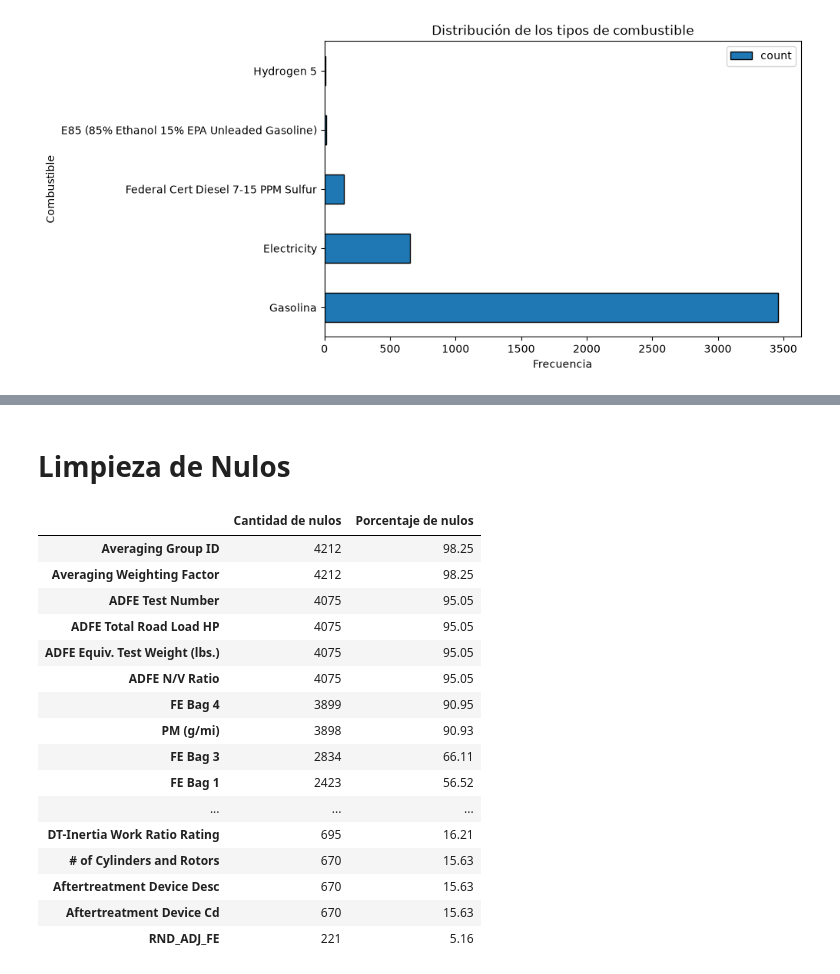
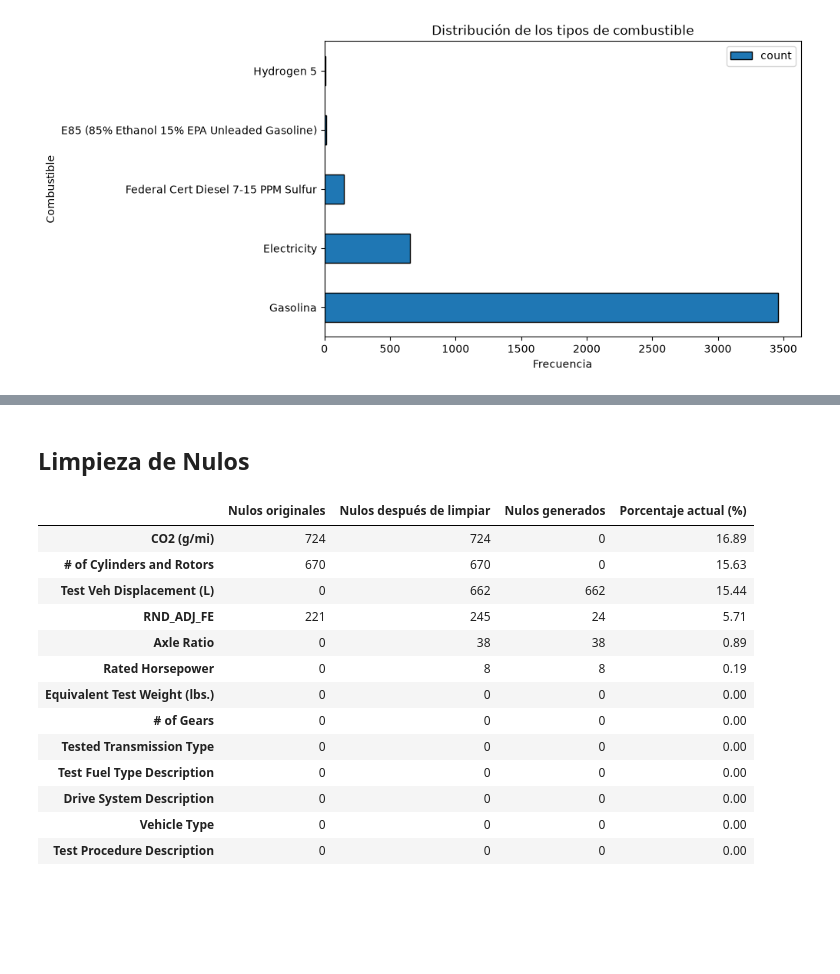
Before and after one commit to abiordorica13/TPEFUNDAMENTOS, a Jupyter notebook: Untitled-1.ipynb, the cells around one changed output, grey strips where cells are left out. Saved outputs shown, nothing was run; the diff lists cells and outputs as text; code cells hidden in the pictures; blank space fills up the shorter version.

```diff
--- a/Untitled-1.ipynb
+++ b/Untitled-1.ipynb
@@ -738,0 +863,11 @@ plt.show()
+# %%
+# Reemplazamos por NaN los valores sospechosos
+df_limpio[col_axleRatio] = df_limpio[col_axleRatio].replace(0, np.nan)
+
+
+#Comprobamos que los valores fueron reemplazados por NaN
+print("Nulos en Axle Ratio antes:", df[col_axleRatio].isna().sum())
+print("Valores iguales a 0 antes:", (df[col_axleRatio] == 0).sum())
+print ("")
+print("Nulos en Axle Ratio ahora:", df_limpio[col_axleRatio].isna().sum())
+print("Valores iguales a 0 ahora:", (df_limpio[col_axleRatio] == 0).sum())
@@ -739,39 +962,46 @@ plt.show()
 # %% [markdown]
-# Limpieza de Nulos
+## Limpieza de Nulos
 # %%
-# Cantidad de valores nulos en el dataset original
-nulos = df.isnull().sum()
+# Resumen de nulos, comparando el dataframe original con el dataframe limpio
 
-# Porcentaje de nulos por columna
-porcentaje_nulos = (nulos / len(df)) * 100
+variables_seleccionadas = [
+    "Test Veh Displacement (L)",
+    "Rated Horsepower",
+    "# of Cylinders and Rotors",
+    "Equivalent Test Weight (lbs.)",
+    "# of Gears",
+    "Tested Transmission Type",
+    "Drive System Description",
+    "Test Fuel Type Description",
+    "RND_ADJ_FE",
+    "Vehicle Type",
+    "Axle Ratio",
+    "CO2 (g/mi)",
+    "Test Procedure Description"
+]
 
-# Creamos una tabla para visualizar los resultados
 resumen_nulos = pd.DataFrame({
-    "Cantidad de nulos": nulos,
-    "Porcentaje de nulos": porcentaje_nulos
+    "Nulos originales": df[variables_seleccionadas].isna().sum(),
+    "Nulos después de limpiar": df_limpio[variables_seleccionadas].isna().sum()
 })
 
-# Mostramos solamente las columnas que tienen nulos
-display(
-    resumen_nulos[resumen_nulos["Cantidad de nulos"] > 0]
-    .sort_values("Porcentaje de nulos", ascending=False)
-    .round(2)                                                       #round(2) redondea los valores a 2 decimales
-)
+resumen_nulos["Nulos generados"] = (resumen_nulos["Nulos después de limpiar"] - resumen_nulos["Nulos originales"])
+
+resumen_nulos["Porcentaje actual (%)"] = (resumen_nulos["Nulos después de limpiar"] / len(df_limpio) * 100).round(2)
+
+display(resumen_nulos.sort_values("Nulos después de limpiar", ascending=False))
 # %% [output]
-|  | Cantidad de nulos | Porcentaje de nulos |
-| Averaging Group ID | 4212 | 98.25 |
-| Averaging Weighting Factor | 4212 | 98.25 |
-| ADFE Test Number | 4075 | 95.05 |
-| ADFE Total Road Load HP | 4075 | 95.05 |
-| ADFE Equiv. Test Weight (lbs.) | 4075 | 95.05 |
-| ADFE N/V Ratio | 4075 | 95.05 |
-| FE Bag 4 | 3899 | 90.95 |
-| PM (g/mi) | 3898 | 90.93 |
-| FE Bag 3 | 2834 | 66.11 |
-| FE Bag 1 | 2423 | 56.52 |
-| ... | ... | ... |
-| DT-Inertia Work Ratio Rating | 695 | 16.21 |
-| # of Cylinders and Rotors | 670 | 15.63 |
-| Aftertreatment Device Desc | 670 | 15.63 |
-| Aftertreatment Device Cd | 670 | 15.63 |
-| RND_ADJ_FE | 221 | 5.16 |
+|  | Nulos originales | Nulos después de limpiar | Nulos generados | Porcentaje actual (%) |
+| CO2 (g/mi) | 724 | 724 | 0 | 16.89 |
+| # of Cylinders and Rotors | 670 | 670 | 0 | 15.63 |
+| Test Veh Displacement (L) | 0 | 662 | 662 | 15.44 |
+| RND_ADJ_FE | 221 | 245 | 24 | 5.71 |
+| Axle Ratio | 0 | 38 | 38 | 0.89 |
+| Rated Horsepower | 0 | 8 | 8 | 0.19 |
+| Equivalent Test Weight (lbs.) | 0 | 0 | 0 | 0.00 |
+| # of Gears | 0 | 0 | 0 | 0.00 |
+| Tested Transmission Type | 0 | 0 | 0 | 0.00 |
+| Test Fuel Type Description | 0 | 0 | 0 | 0.00 |
+| Drive System Description | 0 | 0 | 0 | 0.00 |
+| Vehicle Type | 0 | 0 | 0 | 0.00 |
+| Test Procedure Description | 0 | 0 | 0 | 0.00 |
```
Also changed, not shown: parts of 55 cells of this notebook.
